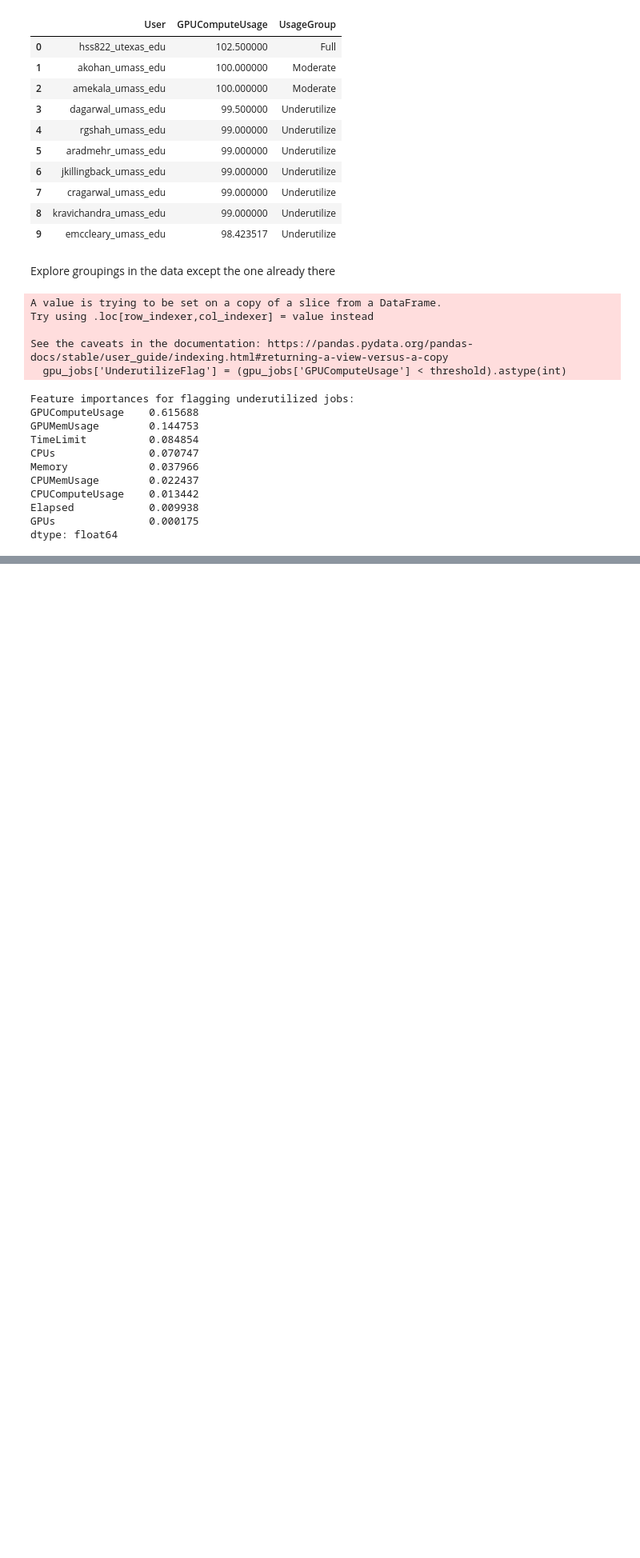
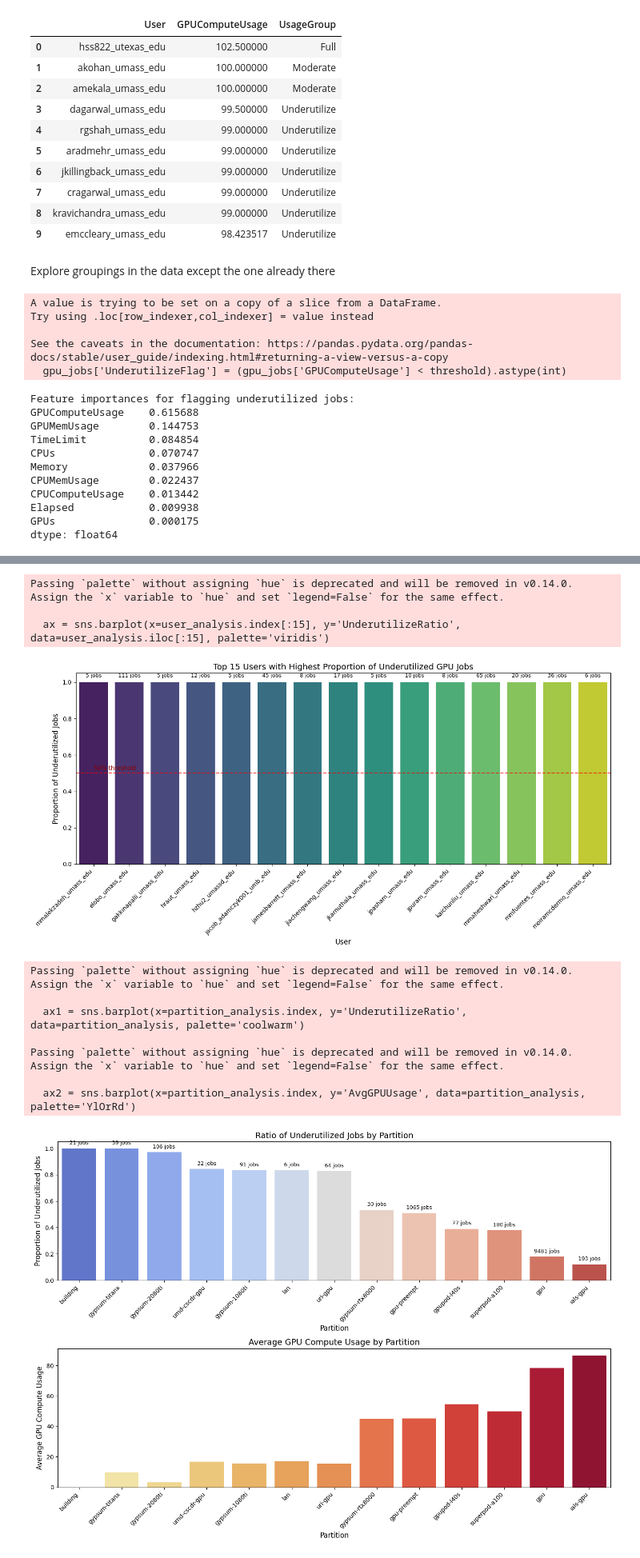
Before and after one commit to codoom1/unity_job_analytics, a Jupyter notebook: notebooks/explore.ipynb, the cells around one changed output, grey strips where cells are left out. Shown at 80% size. Cells and saved outputs as stored; diff of their text form; code cells hidden in the pictures; blank space fills up the shorter version.

```diff
--- a/notebooks/explore.ipynb
+++ b/notebooks/explore.ipynb
@@ -297,0 +464,79 @@ dtype: float64
+# %%
+# Visualization 3: User-specific and Partition-specific analysis
+# Calculate ratio of underutilized jobs per user
+user_underutilize = gpu_jobs.groupby('User')['UnderutilizeFlag'].mean().sort_values(ascending=False)
+user_job_counts = gpu_jobs.groupby('User').size()
+
+# Filter for users with at least 5 jobs
+user_analysis = pd.DataFrame({
+    'UnderutilizeRatio': user_underutilize,
+    'TotalJobs': user_job_counts
+})
+user_analysis = user_analysis[user_analysis['TotalJobs'] >= 5].sort_values('UnderutilizeRatio', ascending=False)
+
+# Plot 1: Top 15 users by ratio of underutilized jobs
+plt.figure(figsize=(14, 7))
+ax = sns.barplot(x=user_analysis.index[:15], y='UnderutilizeRatio', data=user_analysis.iloc[:15], palette='viridis')
+plt.title('Top 15 Users with Highest Proportion of Underutilized GPU Jobs', fontsize=14)
+plt.xlabel('User', fontsize=12)
+plt.ylabel('Proportion of Underutilized Jobs', fontsize=12)
+plt.xticks(rotation=45, ha='right')
+plt.axhline(y=0.5, color='red', linestyle='--', alpha=0.7)
+plt.text(0, 0.51, "50% threshold", va='bottom', ha='left', color='darkred')
+
+# Add job count annotations
+for i, p in enumerate(ax.patches):
+    user = user_analysis.index[i] if i < len(user_analysis) else ''
+    count = user_analysis['TotalJobs'].iloc[i] if i < len(user_analysis) else 0
+    ax.annotate(f'{count} jobs', (p.get_x() + p.get_width()/2., p.get_height() + 0.02),
+                ha='center', va='bottom', fontsize=9)
+
+plt.tight_layout()
+plt.show()
+
+# Plot 2: Partition-specific underutilization analysis
+partition_analysis = gpu_jobs.groupby('Partition').agg({
+    'UnderutilizeFlag': ['mean', 'count'],
+    'GPUComputeUsage': 'mean'
+}).sort_values(('UnderutilizeFlag', 'mean'), ascending=False)
+
+partition_analysis.columns = ['UnderutilizeRatio', 'JobCount', 'AvgGPUUsage']
+partition_analysis = partition_analysis[partition_analysis['JobCount'] >= 5]
+
+plt.figure(figsize=(14, 10))
+plt.subplot(2, 1, 1)
+ax1 = sns.barplot(x=partition_analysis.index, y='UnderutilizeRatio', data=partition_analysis, palette='coolwarm')
+plt.title('Ratio of Underutilized Jobs by Partition', fontsize=14)
+plt.xlabel('Partition', fontsize=12)
+plt.ylabel('Proportion of Underutilized Jobs', fontsize=12)
+plt.xticks(rotation=45, ha='right')
+
+plt.subplot(2, 1, 2)
+ax2 = sns.barplot(x=partition_analysis.index, y='AvgGPUUsage', data=partition_analysis, palette='YlOrRd')
+plt.title('Average GPU Compute Usage by Partition', fontsize=14)
+plt.xlabel('Partition', fontsize=12)
+plt.ylabel('Average GPU Compute Usage', fontsize=12)
+plt.xticks(rotation=45, ha='right')
+
+# Annotate with job counts
+for i, p in enumerate(ax1.patches):
+    partition = partition_analysis.index[i] if i < len(partition_analysis) else ''
+    count = partition_analysis['JobCount'].iloc[i] if i < len(partition_analysis) else 0
+    ax1.annotate(f'{count} jobs', (p.get_x() + p.get_width()/2., p.get_height() + 0.02),
+                ha='center', va='bottom', fontsize=9)
+
+plt.tight_layout()
+plt.show()
+# %% [output]
+Passing `palette` without assigning `hue` is deprecated and will be removed in v0.14.0. Assign the `x` variable to `hue` and set `legend=False` for the same effect.
+
+  ax = sns.barplot(x=user_analysis.index[:15], y='UnderutilizeRatio', data=user_analysis.iloc[:15], palette='viridis')
+[figure, added]
+Passing `palette` without assigning `hue` is deprecated and will be removed in v0.14.0. Assign the `x` variable to `hue` and set `legend=False` for the same effect.
+
+  ax1 = sns.barplot(x=partition_analysis.index, y='UnderutilizeRatio', data=partition_analysis, palette='coolwarm')
+
+Passing `palette` without assigning `hue` is deprecated and will be removed in v0.14.0. Assign the `x` variable to `hue` and set `legend=False` for the same effect.
+
+  ax2 = sns.barplot(x=partition_analysis.index, y='AvgGPUUsage', data=partition_analysis, palette='YlOrRd')
+[figure, added]
```
Also changed, not shown: parts of 26 cells of this notebook, 20 other files.
